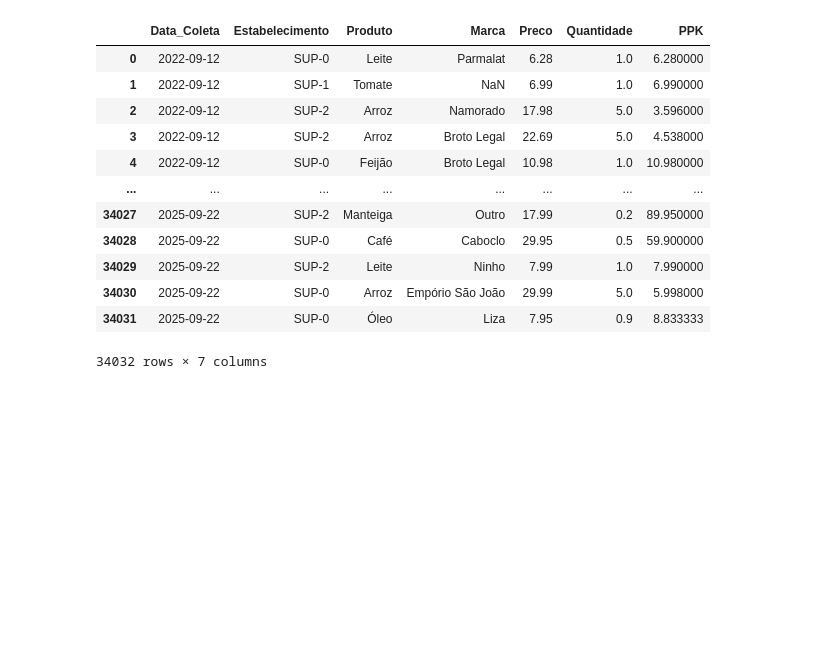
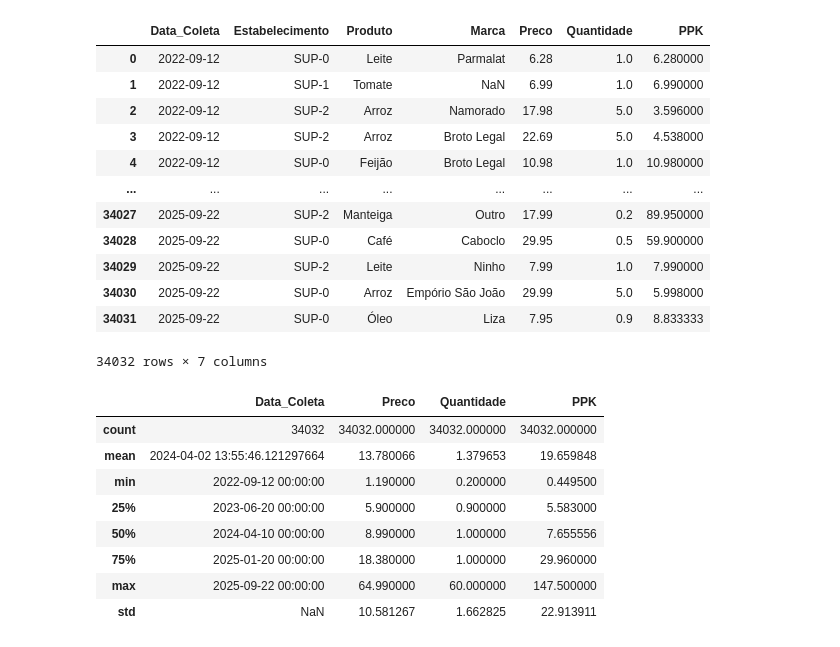
Before and after one commit to MariaPompiani/basic-basket-2025-analysis, a Jupyter notebook: extensao2_2025.ipynb, the cells around one changed output. Drawn from its saved outputs; the diff is of its cells as text; code cells hidden in the pictures; blank space fills up the shorter version.

```diff
--- a/extensao2_2025.ipynb
+++ b/extensao2_2025.ipynb
@@ -19,3 +20,15 @@ data
 | 34030 | 2025-09-22 | SUP-0 | Arroz | Empório São João | 29.99 | 5.0 | 5.998000 |
 | 34031 | 2025-09-22 | SUP-0 | Óleo | Liza | 7.95 | 0.9 | 8.833333 |
 34032 rows × 7 columns
+# %%
+data.describe()
+# %% [output]
+|  | Data_Coleta | Preco | Quantidade | PPK |
+| count | 34032 | 34032.000000 | 34032.000000 | 34032.000000 |
+| mean | 2024-04-02 13:55:46.121297664 | 13.780066 | 1.379653 | 19.659848 |
+| min | 2022-09-12 00:00:00 | 1.190000 | 0.200000 | 0.449500 |
+| 25% | 2023-06-20 00:00:00 | 5.900000 | 0.900000 | 5.583000 |
+| 50% | 2024-04-10 00:00:00 | 8.990000 | 1.000000 | 7.655556 |
+| 75% | 2025-01-20 00:00:00 | 18.380000 | 1.000000 | 29.960000 |
+| max | 2025-09-22 00:00:00 | 64.990000 | 60.000000 | 147.500000 |
+| std | NaN | 10.581267 | 1.662825 | 22.913911 |
```
Also changed, not shown: parts of 16 cells of this notebook.
